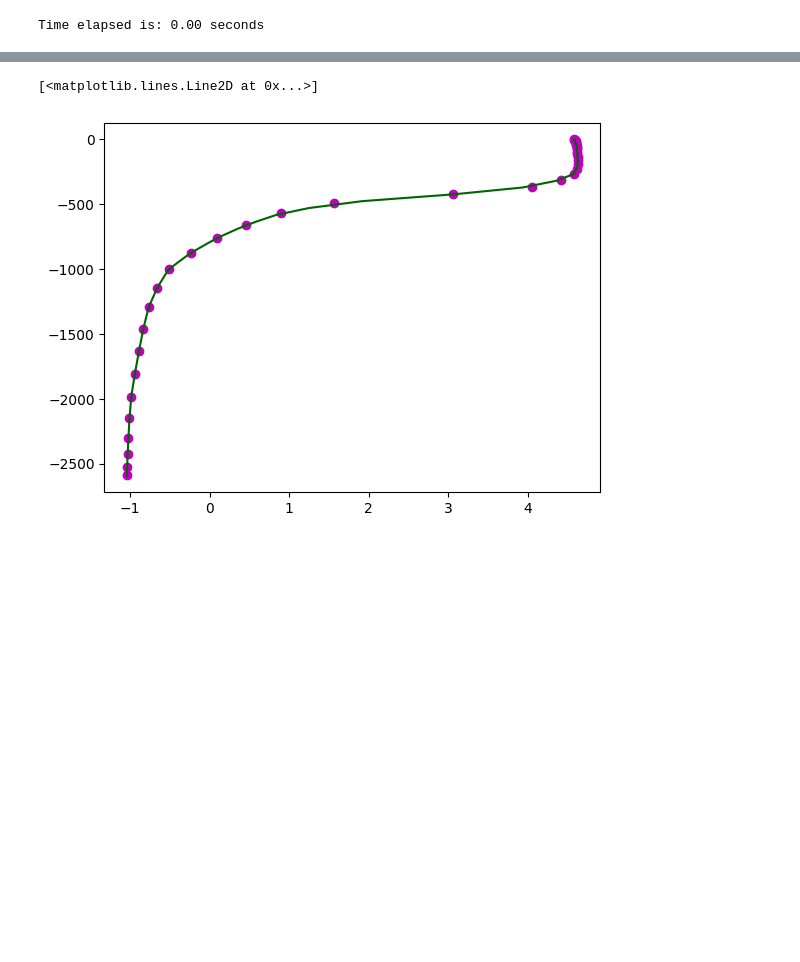
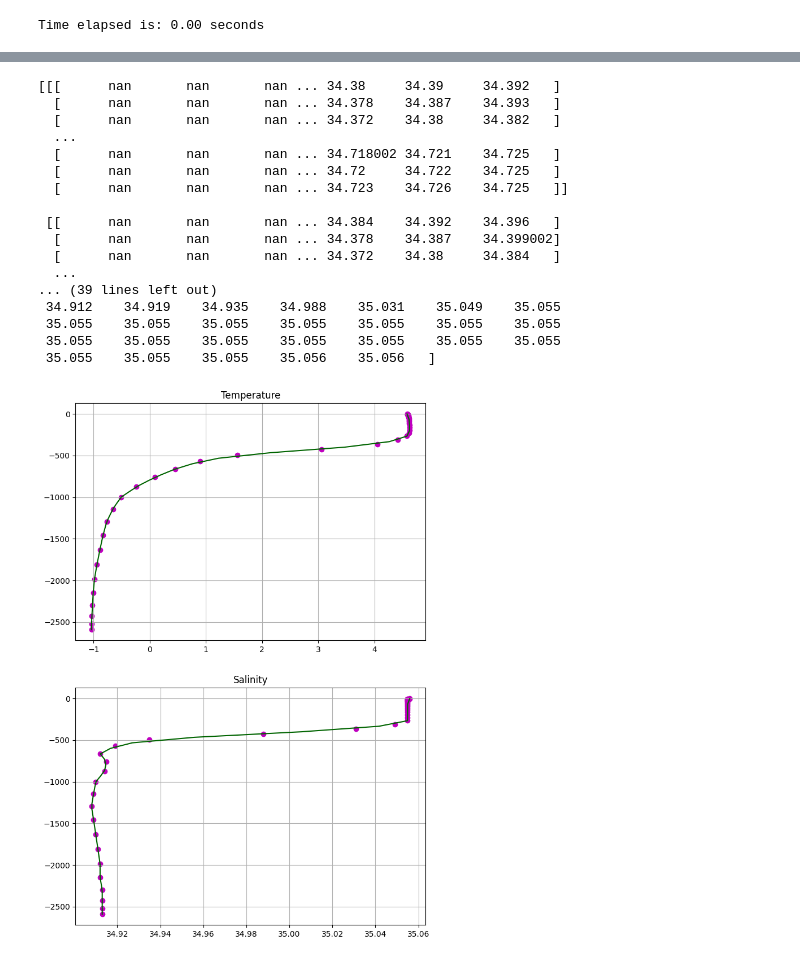
Before and after one commit to metno/ocean-ai, a Jupyter notebook: plot/mld_interpolated.ipynb, the cells around one changed output, grey strips where cells are left out. Saved outputs shown, nothing was run; the diff lists cells and outputs as text; code cells hidden in the pictures; blank space fills up the shorter version.

```diff
--- a/plot/mld_interpolated.ipynb
+++ b/plot/mld_interpolated.ipynb
@@ -174,4 +230,4 @@ Time elapsed is: 0.00 seconds
 # %%
 depth_transp = z.transpose(*temp.dims)
 # %%
-temp_da = interpolate_grid(depth_transp, temp, nz = 50)
+temp_da = interpolate_grid(depth_transp, temp, salinity, nz = 40)
@@ -206,11 +321,42 @@ Dimensions without coordinates: new_depth
 # %%
 #selecting out one point
 X, Y = 1147,2111
 depth_orig = z[:,Y,X]
 temp_orig = temp[:,X,Y]
+print(salinity.values)
+salinity_orig = salinity[:,X,Y]
 
-plt.scatter(temp_orig, depth_orig, color = 'm', label = 'Original')
-plt.plot(temp_da[0,:,X,Y].values, temp_da[1, :, X,Y], label = 'Interpolated', color = 'darkgreen', zorder = 20)
+print(f'Original salinity values are: {salinity_orig.values}')
+
+#print(f'The values of the interpolated temperature is: {temp_da[0,:,X,Y]}')
+#print(f'The values of the interpolated temperature is: {temp_da[1,:,X,Y]}')
+
+#the interpolation works as it should
+fig, ax = plt.subplots(2, figsize = (8,12))
+ax[0].scatter(temp_orig, depth_orig, color = 'm', label = 'Original')
+ax[0].plot(temp_da[0,:,X,Y].values, temp_da[2, :, X, Y].values, label = 'Interpolated', color = 'darkgreen', zorder = 20)
+ax[1].scatter(salinity_orig, depth_orig, color = 'm', label = 'Original')
+ax[1].plot(temp_da[1,:,X,Y].values, temp_da[2, :, X, Y].values, color = 'darkgreen', label = 'Interpolated')
+ax[0].set_title('Temperature')
+ax[1].set_title('Salinity')
+ax[0].grid(True)
+ax[1].grid(True)
 # %% [output]
-[<matplotlib.lines.Line2D at 0x...>]
+[[[      nan       nan       nan ... 34.38     34.39     34.392   ]
+  [      nan       nan       nan ... 34.378    34.387    34.393   ]
+  [      nan       nan       nan ... 34.372    34.38     34.382   ]
+  ...
+  [      nan       nan       nan ... 34.718002 34.721    34.725   ]
+  [      nan       nan       nan ... 34.72     34.722    34.725   ]
+  [      nan       nan       nan ... 34.723    34.726    34.725   ]]
+
+ [[      nan       nan       nan ... 34.384    34.392    34.396   ]
+  [      nan       nan       nan ... 34.378    34.387    34.399002]
+  [      nan       nan       nan ... 34.372    34.38     34.384   ]
+  ...
+... (39 lines left out)
+ 34.912    34.919    34.935    34.988    35.031    35.049    35.055
+ 35.055    35.055    35.055    35.055    35.055    35.055    35.055
+ 35.055    35.055    35.055    35.055    35.055    35.055    35.055
+ 35.055    35.055    35.055    35.056    35.056   ]
-[figure, old version]
+[figure, new version]
```
Also changed, not shown: parts of 21 cells of this notebook, 1 other file.
